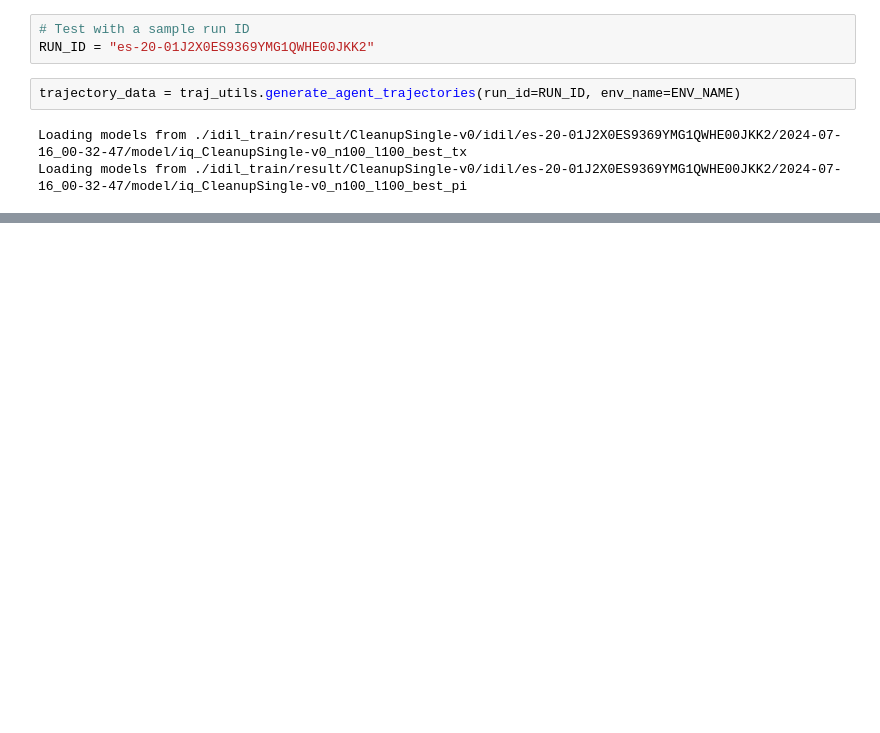
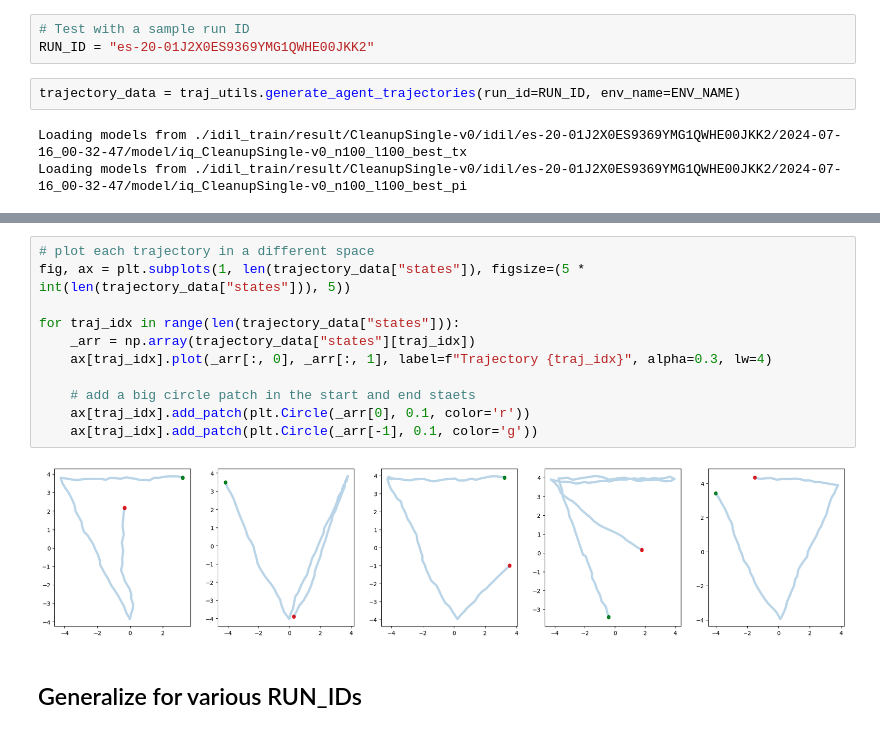
Before and after one commit to unhelkarlab/IDIL, a Jupyter notebook: notebooks/07_generate_trajectories.ipynb, the cells around one changed output, grey strips where cells are left out. Drawn from its saved outputs; the diff is of its cells as text; blank space fills up the shorter version.

```diff
--- a/notebooks/07_generate_trajectories.ipynb
+++ b/notebooks/07_generate_trajectories.ipynb
@@ -26,0 +53,15 @@ with open("idil_train/test_data/sample_trajs.pkl", "wb") as f:
+# %%
+# plot each trajectory in a different space
+fig, ax = plt.subplots(1, len(trajectory_data["states"]), figsize=(5 * int(len(trajectory_data["states"])), 5))
+
+for traj_idx in range(len(trajectory_data["states"])):
+    _arr = np.array(trajectory_data["states"][traj_idx])
+    ax[traj_idx].plot(_arr[:, 0], _arr[:, 1], label=f"Trajectory {traj_idx}", alpha=0.3, lw=4)
+
+    # add a big circle patch in the start and end staets
+    ax[traj_idx].add_patch(plt.Circle(_arr[0], 0.1, color='r'))
+    ax[traj_idx].add_patch(plt.Circle(_arr[-1], 0.1, color='g'))
+# %% [output]
+[figure, added]
+# %% [markdown]
+## Generalize for various RUN_IDs
```
Also changed, not shown: parts of 8 cells of this notebook, 1 other file.
